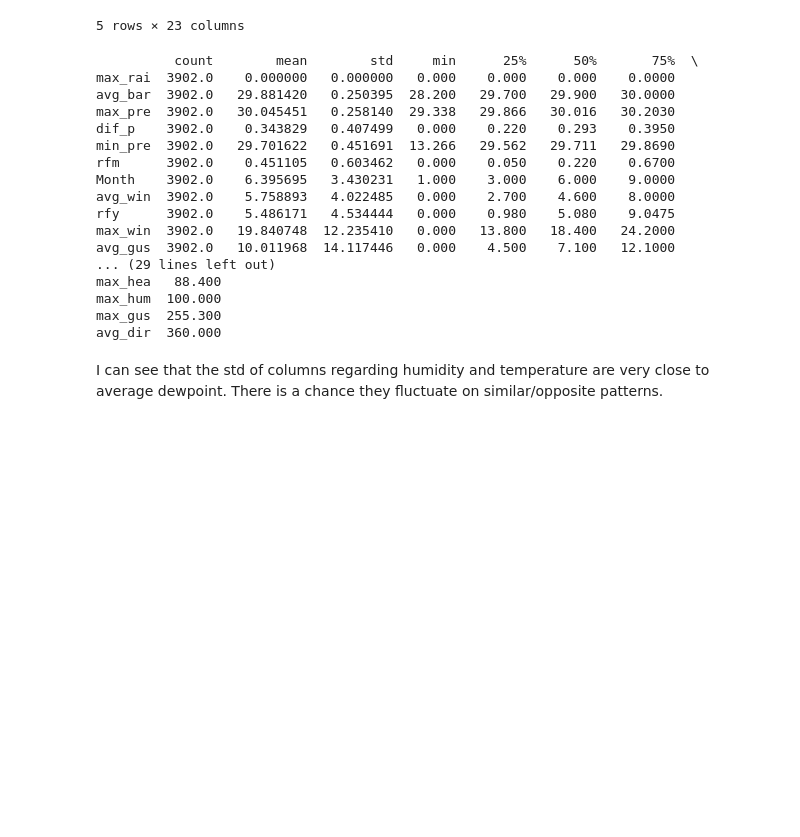
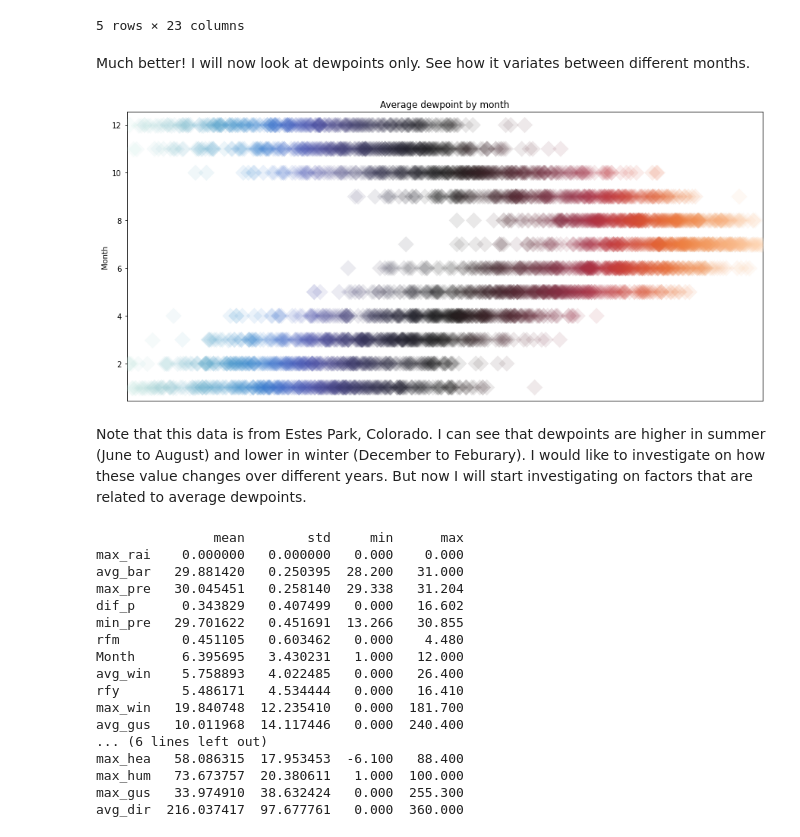
Before and after one commit to ubco-W2022T1-cosc301/project-group29, a Jupyter notebook: notebooks/analysis1.ipynb, the cells around one changed output. Drawn from its saved outputs; the diff is of its cells as text; code cells hidden in the pictures; blank space fills up the shorter version.

```diff
--- a/notebooks/analysis1.ipynb
+++ b/notebooks/analysis1.ipynb
@@ -42,27 +42,39 @@ df_new.head()
 | 3 | 2009-01-04 | 9.3 | 67.0 | 0.1 | 30.4 | 2.9 | 4.5 | 47.0 | 0.0 | 0.0 | ... | ... |
 | 4 | 2009-01-05 | 23.5 | 30.0 | -5.3 | 29.9 | 16.7 | 23.1 | 265.0 | 0.0 | 0.0 | ... | ... |
 5 rows × 23 columns
+# %% [markdown]
+Much better! I will now look at dewpoints only. See how it variates between different months.
+# %%
+plt.figure(figsize=(15,7))
+ax = sns.stripplot(
+    data=df_new[['avg_dew','Month']], x="avg_dew", y="Month",
+    jitter=False, s=15, marker="D", alpha=.1, palette="icefire"
+)
+ax.set(xticklabels=[],title='Average dewpoint by month',xlabel=None)
+ax.tick_params(bottom=False)  # remove the ticks
+plt.show()
+# %% [output]
+[figure, added]
+# %% [markdown]
+Note that this data is from Estes Park, Colorado. I can see that dewpoints are higher in summer (June to August) and lower in winter (December to Feburary). I would like to investigate on how these value changes over different years. But now I will start investigating on factors that are related to average dewpoints.
 # %%
-describe_df = df_new.describe().T.sort_values(by=['std'])
+describe_df = df_new.describe().T.sort_values(by=['std'])[['mean','std','min','max']]
 print(describe_df)
 # %% [output]
-          count        mean        std     min      25%      50%       75%  \
-max_rai  3902.0    0.000000   0.000000   0.000    0.000    0.000    0.0000
-avg_bar  3902.0   29.881420   0.250395  28.200   29.700   29.900   30.0000
-max_pre  3902.0   30.045451   0.258140  29.338   29.866   30.016   30.2030
-dif_p    3902.0    0.343829   0.407499   0.000    0.220    0.293    0.3950
-min_pre  3902.0   29.701622   0.451691  13.266   29.562   29.711   29.8690
-rfm      3902.0    0.451105   0.603462   0.000    0.050    0.220    0.6700
-Month    3902.0    6.395695   3.430231   1.000    3.000    6.000    9.0000
-avg_win  3902.0    5.758893   4.022485   0.000    2.700    4.600    8.0000
-rfy      3902.0    5.486171   4.534444   0.000    0.980    5.080    9.0475
-max_win  3902.0   19.840748  12.235410   0.000   13.800   18.400   24.2000
-avg_gus  3902.0   10.011968  14.117446   0.000    4.500    7.100   12.1000
-... (29 lines left out)
-max_hea   88.400
-max_hum  100.000
-max_gus  255.300
-avg_dir  360.000
+               mean        std     min      max
+max_rai    0.000000   0.000000   0.000    0.000
+avg_bar   29.881420   0.250395  28.200   31.000
+max_pre   30.045451   0.258140  29.338   31.204
+dif_p      0.343829   0.407499   0.000   16.602
+min_pre   29.701622   0.451691  13.266   30.855
+rfm        0.451105   0.603462   0.000    4.480
+Month      6.395695   3.430231   1.000   12.000
+avg_win    5.758893   4.022485   0.000   26.400
+rfy        5.486171   4.534444   0.000   16.410
+max_win   19.840748  12.235410   0.000  181.700
+avg_gus   10.011968  14.117446   0.000  240.400
+... (6 lines left out)
+max_hea   58.086315  17.953453  -6.100   88.400
+max_hum   73.673757  20.380611   1.000  100.000
+max_gus   33.974910  38.632424   0.000  255.300
+avg_dir  216.037417  97.677761   0.000  360.000
-# %% [markdown]
-I can see that the std of columns regarding humidity and temperature are very close to average dewpoint.
-There is a chance they fluctuate on similar/opposite patterns.
```
Also changed, not shown: parts of 12 cells of this notebook.
